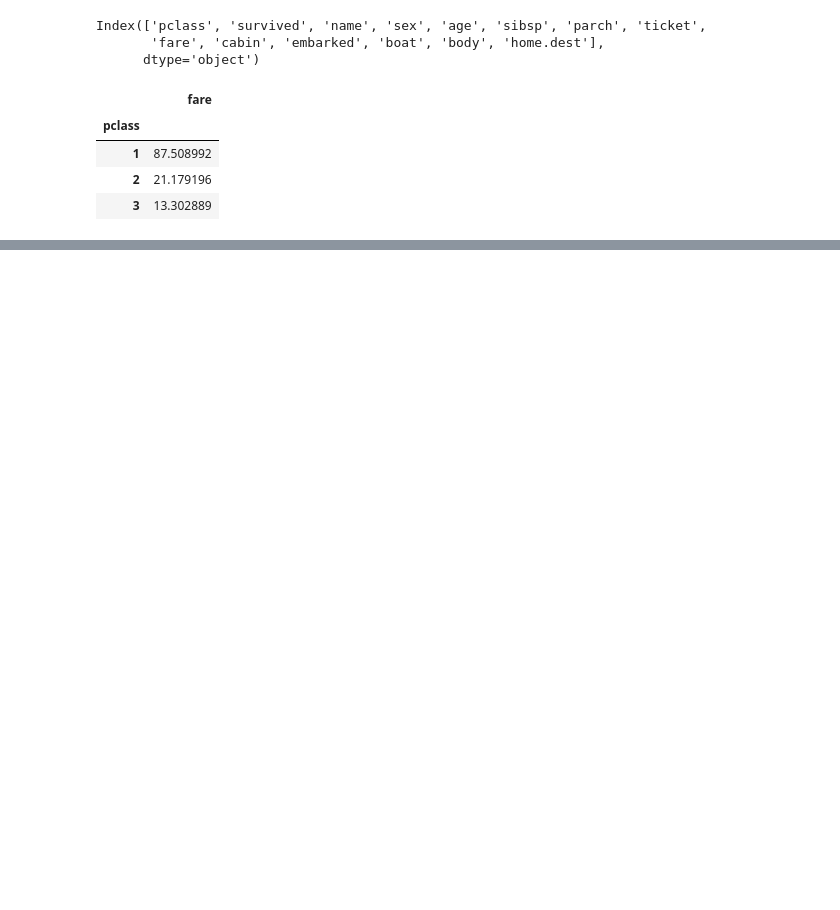
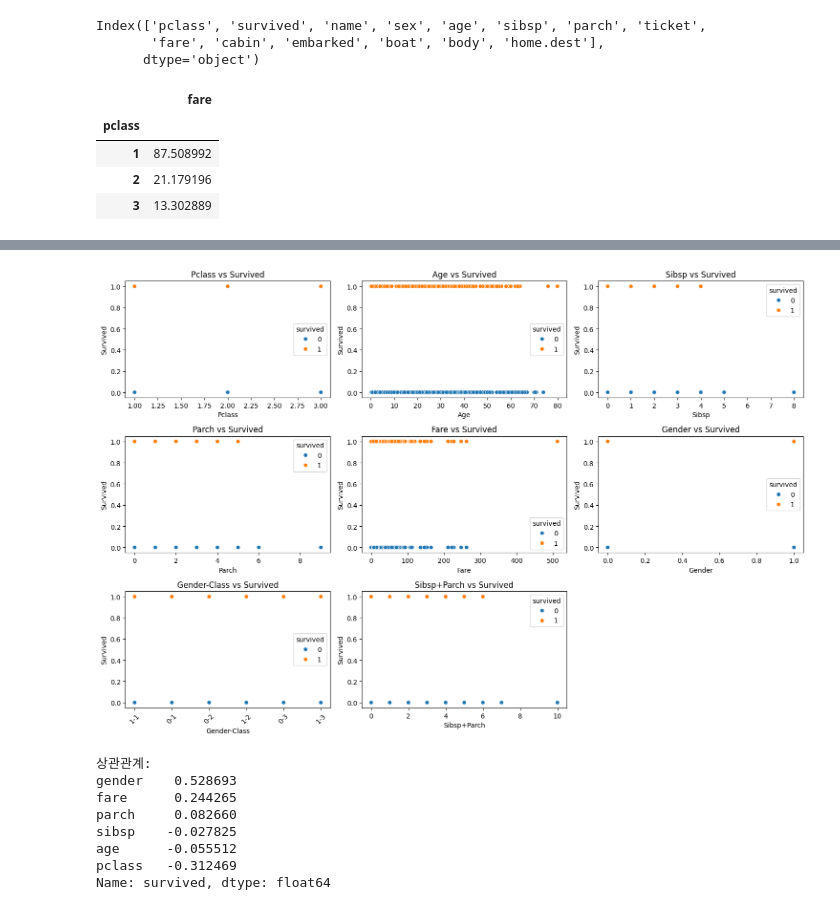
Before and after one commit to H-wooks/KITA_2024, a Jupyter notebook: M3_분석라이브러리/Pandas/Task_30May2024.ipynb, the cells around one changed output, grey strips where cells are left out. Saved outputs shown, nothing was run; the diff lists cells and outputs as text; code cells hidden in the pictures; blank space fills up the shorter version.

```diff
--- a/M3_분석라이브러리/Pandas/Task_30May2024.ipynb
+++ b/M3_분석라이브러리/Pandas/Task_30May2024.ipynb
@@ -220,0 +290,73 @@ NameError: name 'tdf' is not defined
+# %%
+import seaborn as sns
+import pandas as pd
+import matplotlib.pyplot as plt
+
+# 데이터프레임 읽기
+file_path = '/content/drive/MyDrive/00_KITA_2404/M3_분석라이브러리/pandas/dataset/titanic3.csv'
+df = pd.read_csv(file_path)
+
+# sex column을 gender로 변경
+df.rename(columns={'sex': 'gender'}, inplace=True)
+
+# gender를 수치화 (female: 1, male: 0)
+df['gender'] = df['gender'].map({'female': 1, 'male': 0})
+
+# 결측치 처리 (일단은 간단히 평균값으로 대체)
+#df.fillna(df.mean(), inplace=True)
+
+# 상관관계를 볼 컬럼 선택
+selected_columns = ['pclass', 'age', 'sibsp', 'parch', 'fare', 'gender', 'survived']
+df = df[selected_columns]
+
+# 상관관계 계산
+correlations = df.corr()['survived'].drop(['survived']).sort_values(ascending=False)
+
+# gender와 pclass 조합 열 추가
+df['gender_class'] = df['gender'].astype(str) + '-' + df['pclass'].astype(str)
+
+# Scatter plot 그리기
+plt.figure(figsize=(15, 10))
+
+# 선택한 열과 survived 간의 상관관계 시각화
+for i, col in enumerate(selected_columns[:-1]):
+    plt.subplot(3, 3, i+1)
+    sns.scatterplot(data=df, x=col, y='survived', hue='survived')
+    plt.title(f'{col.capitalize()} vs Survived')
+    plt.xlabel(col.capitalize())
+    plt.ylabel('Survived')
+
+# gender_class 별 survived와의 상관관계 시각화
+plt.subplot(3, 3, 7)
+sns.scatterplot(data=df, x='gender_class', y='survived', hue='survived')
+plt.title('Gender-Class vs Survived')
+plt.xlabel('Gender-Class')
+plt.ylabel('Survived')
+plt.xticks(rotation=45)
+
+# sibsp와 parch 합친 열 생성
+df['sibsp_parch'] = df['sibsp'] + df['parch']
+
+# sibsp_parch와 survived의 상관관계 시각화
+plt.subplot(3, 3, 8)
+sns.scatterplot(data=df, x='sibsp_parch', y='survived', hue='survived')
+plt.title('Sibsp+Parch vs Survived')
+plt.xlabel('Sibsp+Parch')
+plt.ylabel('Survived')
+
+
+plt.tight_layout()
+plt.show()
+
+print("상관관계:")
+print(correlations)
+# %% [output]
+[figure, added]
+상관관계:
+gender    0.528693
+fare      0.244265
+parch     0.082660
+sibsp    -0.027825
+age      -0.055512
+pclass   -0.312469
+Name: survived, dtype: float64
```
Also changed, not shown: parts of 11 cells of this notebook.
